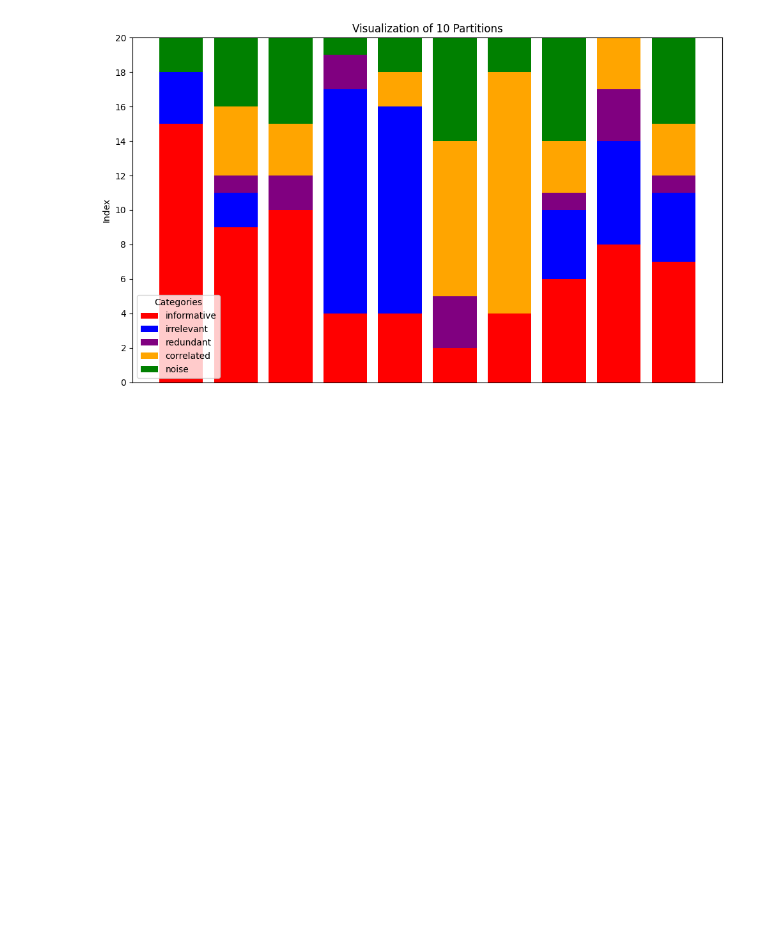
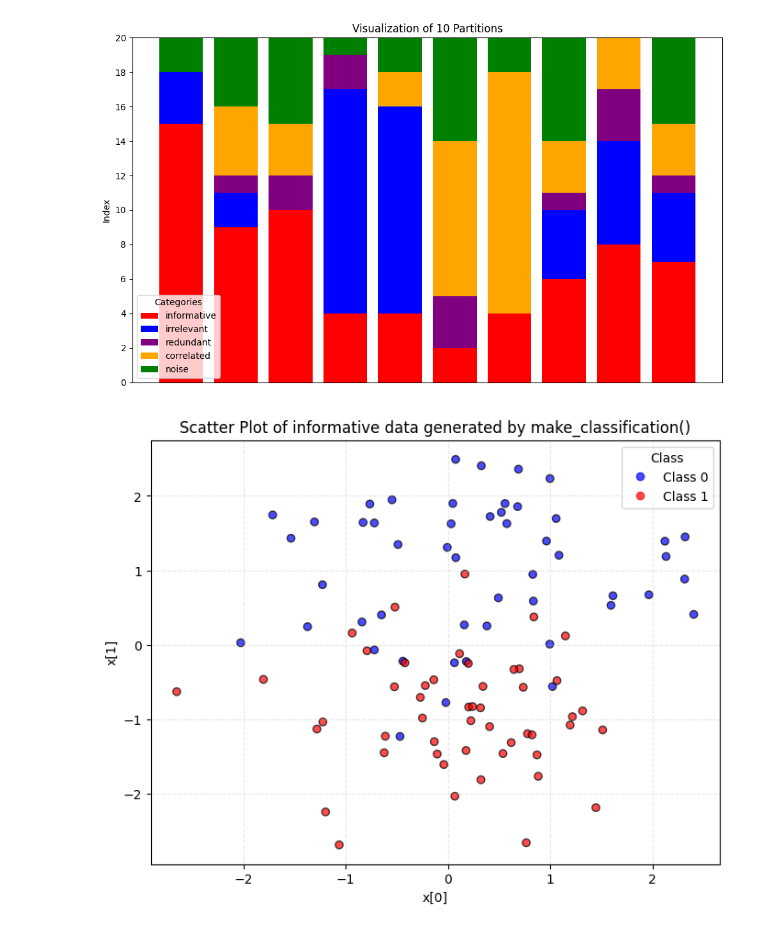
Before and after one commit to nizwant/dev_project, a Jupyter notebook: notebook/01_generate_data.ipynb, the cells around one changed output. Saved outputs shown, nothing was run; the diff lists cells and outputs as text; code cells hidden in the pictures; blank space fills up the shorter version.

Commit message:
feat: play with data generation

```diff
--- a/notebook/01_generate_data.ipynb
+++ b/notebook/01_generate_data.ipynb
@@ -83,3 +80,24 @@ plt.tight_layout()
 plt.show()
 # %% [output]
 [figure]
+# %%
+X, y = make_classification(random_state=42)
+
+plt.figure(figsize=(8, 6))
+scatter = plt.scatter(X[:, 0], X[:, 1], c=y, cmap="bwr", edgecolor="k", alpha=0.7)
+
+# Optional: add legend if y has discrete class values
+classes = np.unique(y)
+plt.legend(
+    handles=scatter.legend_elements()[0],
+    labels=[f"Class {i}" for i in classes],
+    title="Class",
+)
+
+plt.xlabel("x[0]")
+plt.ylabel("x[1]")
+plt.title("Scatter Plot of informative data generated by make_classification()")
+plt.grid(True, linestyle="--", alpha=0.3)
+plt.show()
+# %% [output]
+[figure, added]
```
Also changed, not shown: parts of 3 cells of this notebook.
